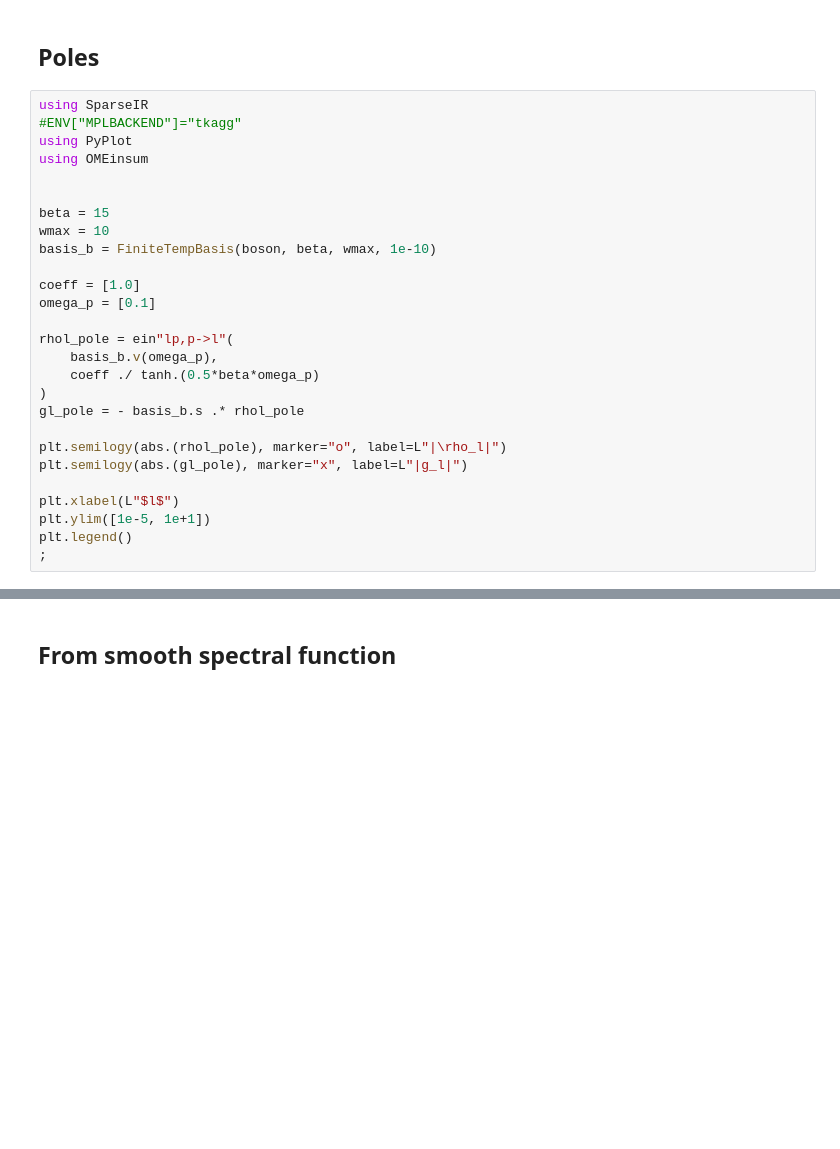
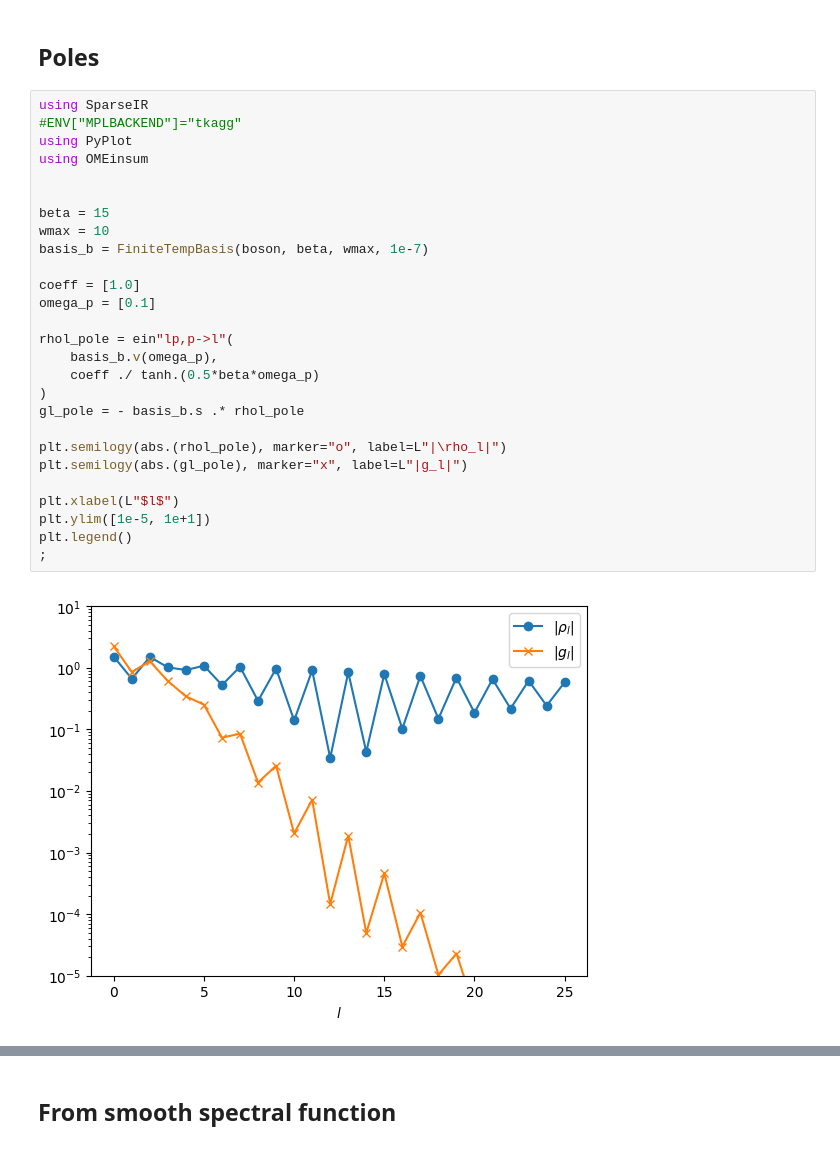
Before and after one commit to SpM-lab/sparse-ir-tutorial, a Jupyter notebook: _sources/src/transformation_jl.ipynb, the cells around one changed output, grey strips where cells are left out. Drawn from its saved outputs; the diff is of its cells as text; blank space fills up the shorter version.

```diff
--- a/_sources/src/transformation_jl.ipynb
+++ b/_sources/src/transformation_jl.ipynb
@@ -5,30 +5,32 @@
 # %%
 using SparseIR
 #ENV["MPLBACKEND"]="tkagg"
 using PyPlot
 using OMEinsum
 
 
 beta = 15
 wmax = 10
-basis_b = FiniteTempBasis(boson, beta, wmax, 1e-10)
+basis_b = FiniteTempBasis(boson, beta, wmax, 1e-7)
 
 coeff = [1.0]
 omega_p = [0.1]
 
 rhol_pole = ein"lp,p->l"(
     basis_b.v(omega_p),
     coeff ./ tanh.(0.5*beta*omega_p)
 )
 gl_pole = - basis_b.s .* rhol_pole
 
 plt.semilogy(abs.(rhol_pole), marker="o", label=L"|\rho_l|")
 plt.semilogy(abs.(gl_pole), marker="x", label=L"|g_l|")
 
 plt.xlabel(L"$l$")
 plt.ylim([1e-5, 1e+1])
 plt.legend()
 ;
+# %% [output]
+[figure, added]
 # %%
 sp = SparsePoleRepresentation(basis_b, omega_p)
 gl_pole2 = to_IR(sp, coeff)
```
Also changed, not shown: parts of 7 cells of this notebook, 50 other files.
